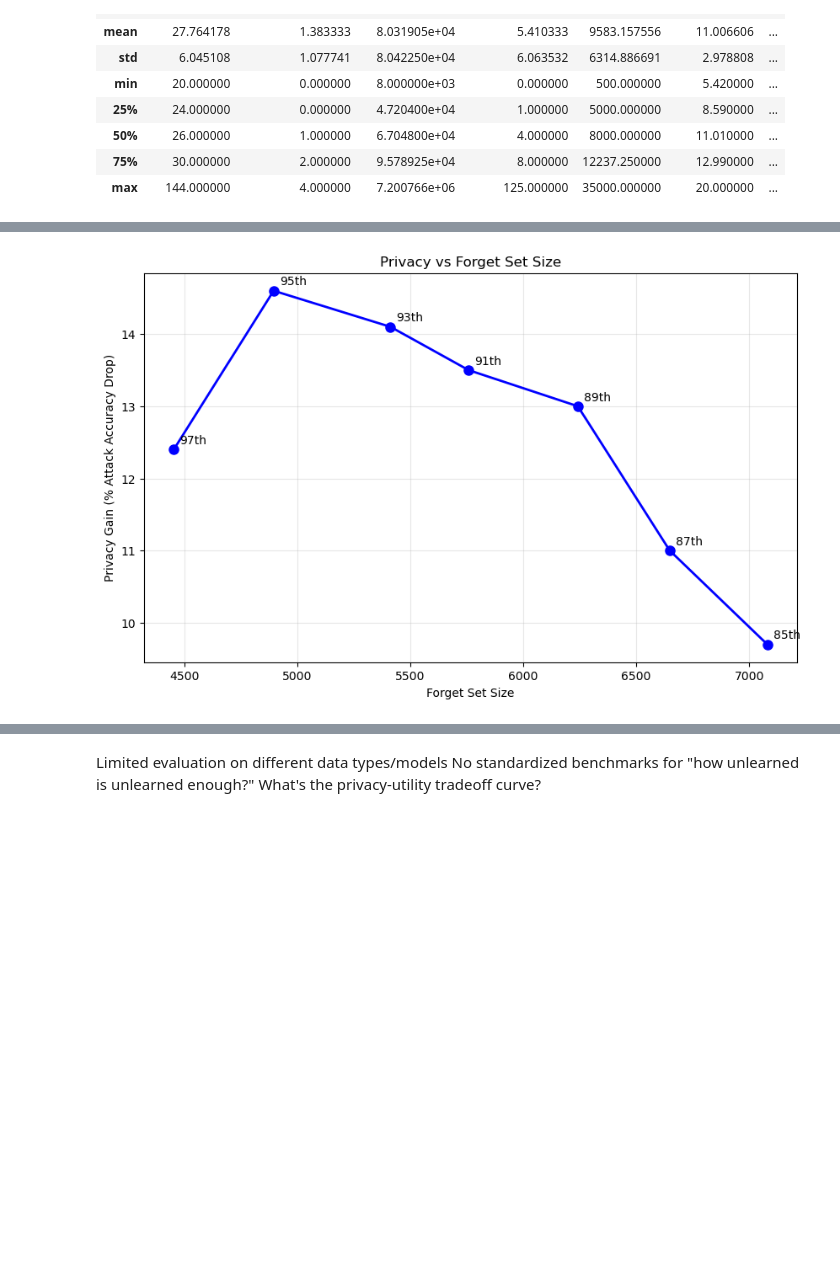
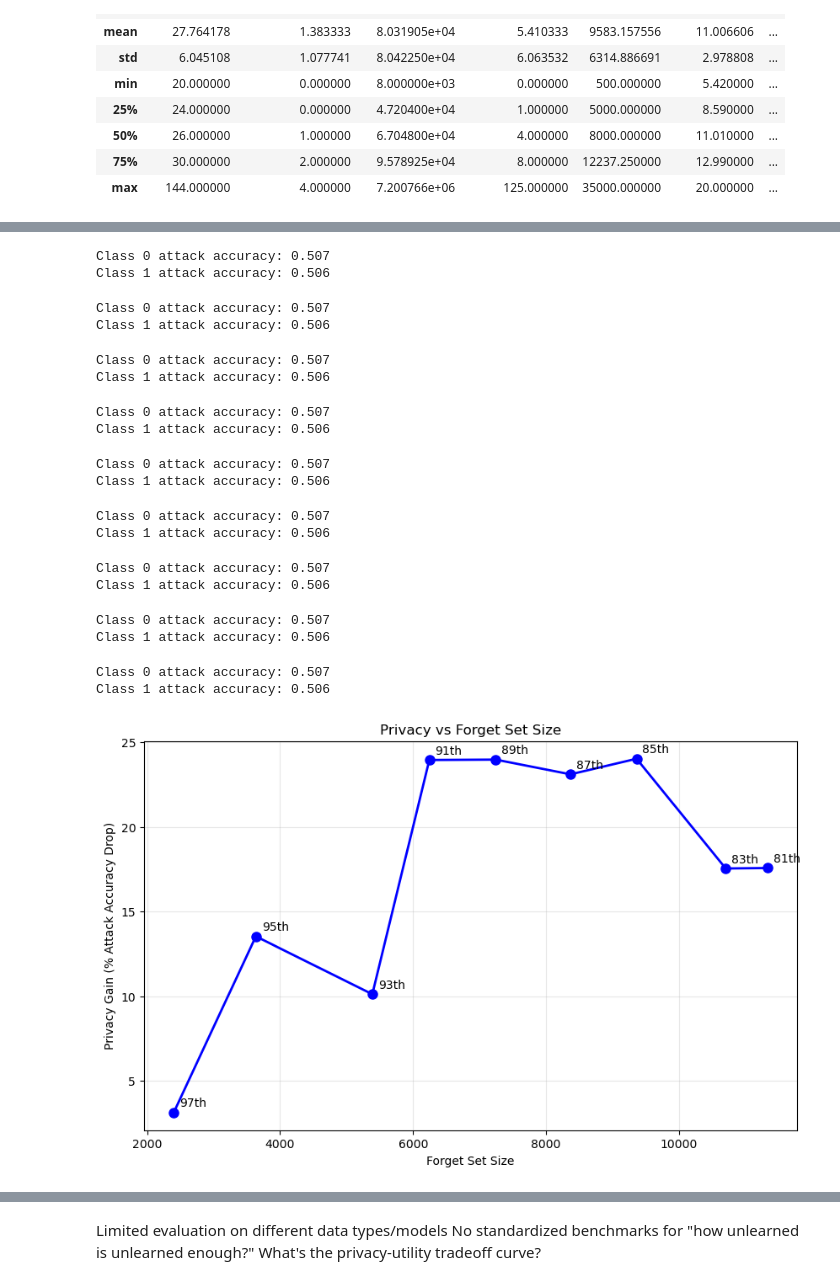
Before and after one commit to trishaN104/MLUnlearning_MIA, a Jupyter notebook: src/loan_dataset.ipynb, the cells around one changed output, grey strips where cells are left out. Cells and saved outputs as stored; diff of their text form; code cells hidden in the pictures; blank space fills up the shorter version.

```diff
--- a/src/loan_dataset.ipynb
+++ b/src/loan_dataset.ipynb
@@ -317,19 +233,0 @@ target_attack_features_scaled = attack_scaler.transform(target_attack_features)
-# %%
-unlearn_results = unlearn.predict_proba(X_forget_scaled)
-
-max_confidence = np.max(unlearn_results, axis=1)
-entropy = -np.sum(unlearn_results * np.log(unlearn_results + 1e-8), axis=1)
-unlearn_predictions = unlearn.predict(X_forget_scaled)
-true_class_proba = unlearn_results[np.arange(len(Y_forget)), Y_forget]
-correctness = (unlearn_predictions == Y_forget).astype(int)
-loss = -np.log(true_class_proba + 1e-8)
-
-unlearn_attack_features = np.column_stack([
-        max_confidence,
-        entropy,
-        true_class_proba,
-        loss,
-        correctness,
-    ])
-
-unlearn_attack_features_scaled = attack_scaler.transform(unlearn_attack_features)
@@ -689,18 +2581,65 @@ print(df)
 # %%
-privacy_gains = [9.7, 11, 13, 13.5, 14.1, 14.6, 12.4]
-forget_sizes = [7080, 6648, 6241, 5758, 5412, 4895, 4453]
-percentiles = ['85th','87th','89th', '91th', '93th', '95th','97th']
+def analyze_forget_set_effects():
+    percentiles = [ .81,.83,0.85, 0.87, 0.89, 0.91, 0.93, 0.95, 0.97]
+    results = []
 
+    for p in percentiles:
+        config = {
+                'forget_percentile': p,
+                'random_seed': 42,  # Keep consistent for comparison
+                'num_shadow_models': 10,
+                'training_size': 900
+            }
+
+        result = run_pipeline(config)
+
+        results.append({
+                'percentile': f"{p*100:.0f}th",
+                'forget_size': len(result['forget_set']),
+                'privacy_gain': (result['target_accuracy'] - result['unlearn_accuracy']) * 100,
+                'target_acc': result['target_accuracy'] * 100,
+                'unlearn_acc': result['unlearn_accuracy'] * 100
+        })
+
+    return results
+
+# Run the analysis
+results = analyze_forget_set_effects()
+
+# Extract data for plotting
+forget_sizes = [r['forget_size'] for r in results]
+privacy_gains = [r['privacy_gain'] for r in results]
+percentiles = [r['percentile'] for r in results]
+
+# Create your plot
 plt.figure(figsize=(10, 6))
 plt.plot(forget_sizes, privacy_gains, 'bo-', linewidth=2, markersize=8)
 plt.xlabel('Forget Set Size')
 plt.ylabel('Privacy Gain (% Attack Accuracy Drop)')
 plt.title('Privacy vs Forget Set Size')
 plt.grid(True, alpha=0.3)
 
 for i, (x, y, label) in enumerate(zip(forget_sizes, privacy_gains, percentiles)):
     plt.annotate(label, (x, y), xytext=(5, 5), textcoords='offset points')
 
 plt.show()
 # %% [output]
+Class 0 attack accuracy: 0.507
+Class 1 attack accuracy: 0.506
+Class 0 attack accuracy: 0.507
+Class 1 attack accuracy: 0.506
+Class 0 attack accuracy: 0.507
+Class 1 attack accuracy: 0.506
+Class 0 attack accuracy: 0.507
+Class 1 attack accuracy: 0.506
+Class 0 attack accuracy: 0.507
+Class 1 attack accuracy: 0.506
+Class 0 attack accuracy: 0.507
+Class 1 attack accuracy: 0.506
+Class 0 attack accuracy: 0.507
+Class 1 attack accuracy: 0.506
+Class 0 attack accuracy: 0.507
+Class 1 attack accuracy: 0.506
+Class 0 attack accuracy: 0.507
+Class 1 attack accuracy: 0.506
-[figure, old version]
+[figure, new version]
```
Also changed, not shown: parts of 36 cells of this notebook, 1 other file.
